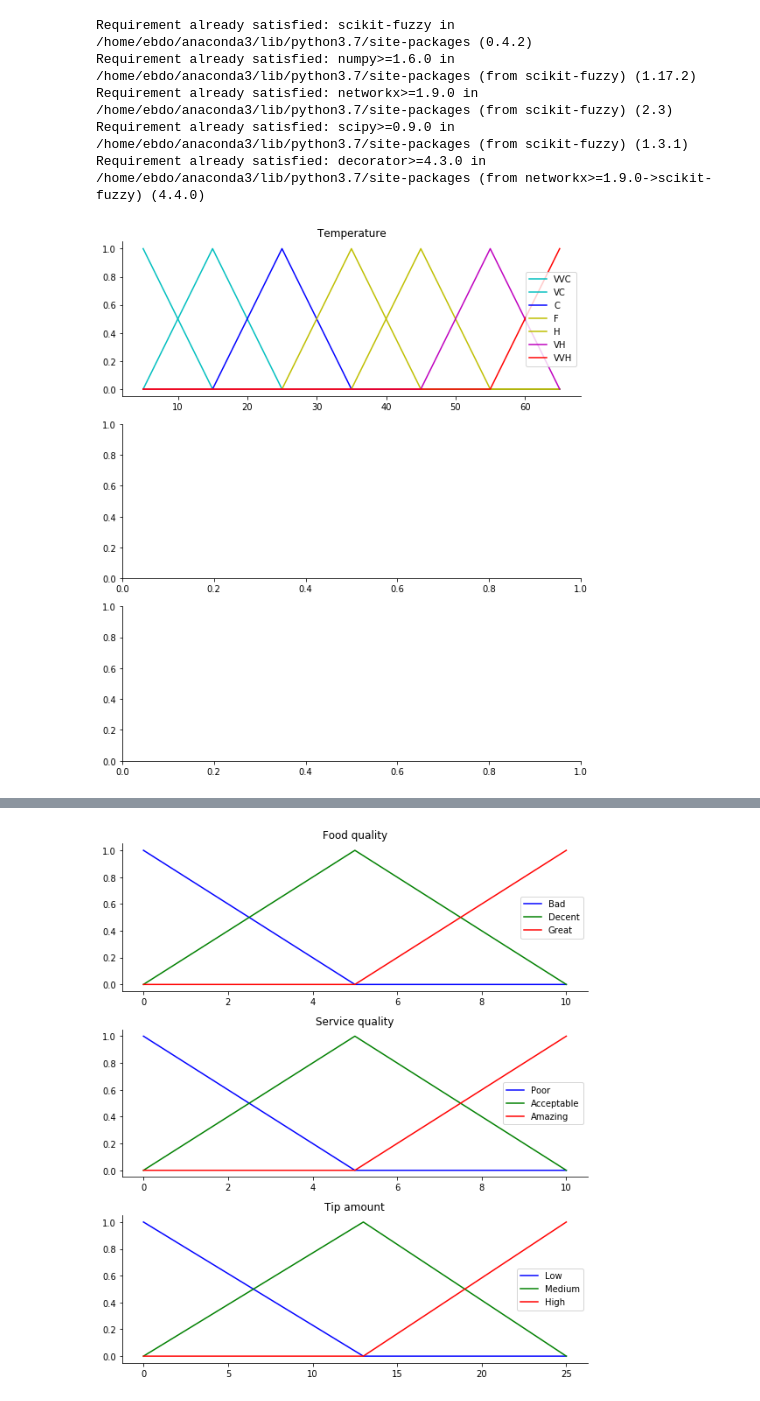
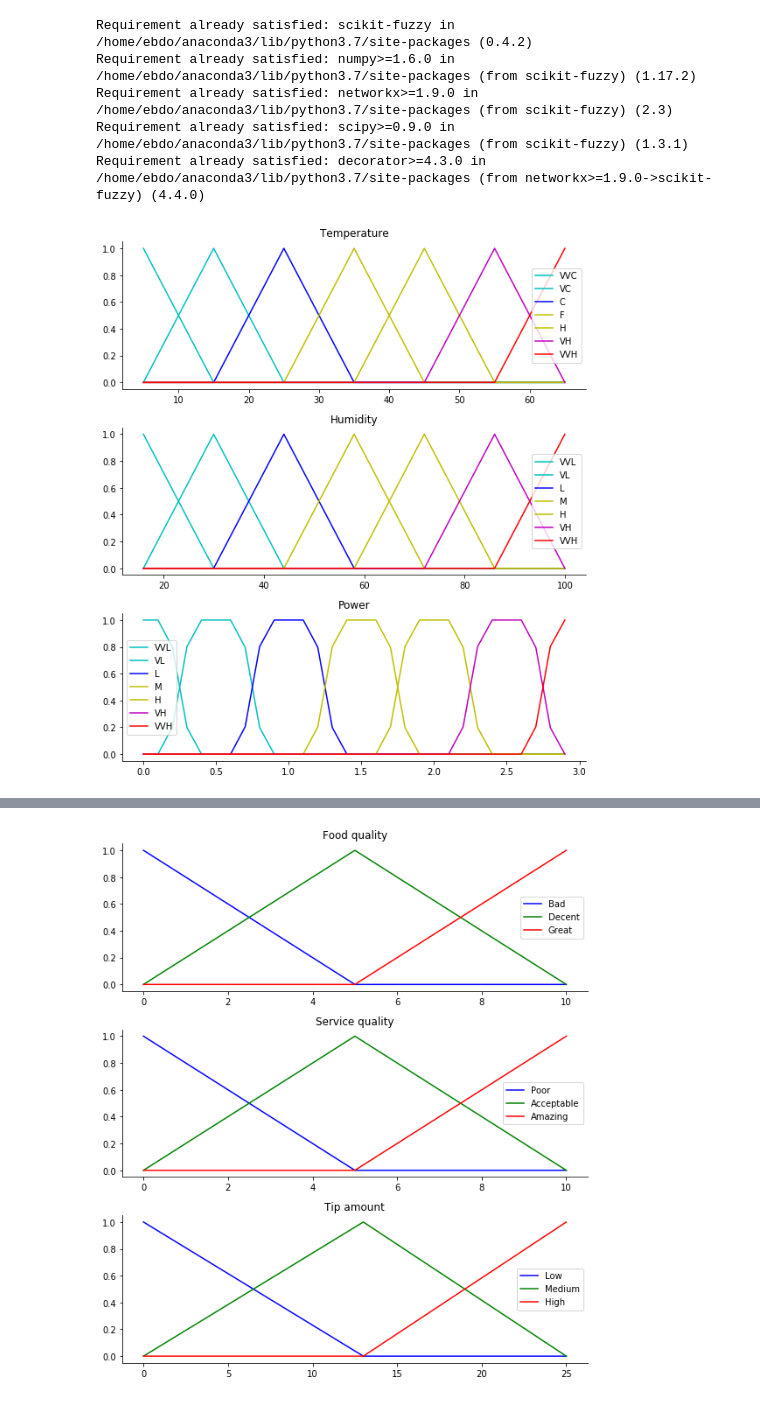
Before and after one commit to EDU-FRANCK-JUBIN/exos-systeme-expert-hebdox, a Jupyter notebook: Scikit-fuzzy.ipynb, the cells around one changed output, grey strips where cells are left out. Cells and saved outputs as stored; diff of their text form; code cells hidden in the pictures.

Commit message:
+ Heater exercice with visualisations

```diff
--- a/Scikit-fuzzy.ipynb
+++ b/Scikit-fuzzy.ipynb
@@ -24,41 +24,61 @@ H = fuzz.trimf(Temp_array, [35, 45, 55])
 VH = fuzz.trimf(Temp_array, [45, 55, 65])
 VVH = fuzz.trimf(Temp_array, [55, 65, 65])
 
-VVL = fuzz.trimf(hum_array, [16, 16, 30])
-VL = fuzz.trimf(hum_array, [16, 30, 44])
-L = fuzz.trimf(hum_array, [30, 44, 58])
-M = fuzz.trimf(hum_array, [44, 58, 72])
+VVL_H = fuzz.trimf(hum_array, [16, 16, 30])
+VL_H = fuzz.trimf(hum_array, [16, 30, 44])
+L_H = fuzz.trimf(hum_array, [30, 44, 58])
+M_H = fuzz.trimf(hum_array, [44, 58, 72])
 H_H = fuzz.trimf(hum_array, [58, 72, 86])
 VH_H = fuzz.trimf(hum_array, [72, 86, 100])
 VVH_H = fuzz.trimf(hum_array, [86, 100, 100])
 
 VVL_P = fuzz.trapmf(power_array, [0, 0, 0.166, 0.333])
 VL_P = fuzz.trapmf(power_array, [0.166, 0.333, 0.666, 0.833])
 L_P = fuzz.trapmf(power_array, [0.666, 0.833, 1.166, 1.333])
 M_P = fuzz.trapmf(power_array, [1.166, 1.333, 1.666, 1.833])
 H_P = fuzz.trapmf(power_array, [1.666, 1.833, 2.166, 2.333])
 VH_P = fuzz.trapmf(power_array, [2.166, 2.333, 2.666, 2.833])
 VVH_P = fuzz.trapmf(power_array, [2.666, 2.833, 3, 3]) # to check
 
 # dessin du tableau
 fig, (ax0, ax1, ax2) = plt.subplots(nrows=3, figsize=(8, 9))
 ax0.plot(Temp_array, VVC, 'c', linewidth=1.5, label='VVC')
 ax0.plot(Temp_array, VC, 'c', linewidth=1.5, label='VC')
 ax0.plot(Temp_array, C, 'b', linewidth=1.5, label='C')
 ax0.plot(Temp_array, F, 'y', linewidth=1.5, label='F')
 ax0.plot(Temp_array, H, 'y', linewidth=1.5, label='H')
 ax0.plot(Temp_array, VH, 'm', linewidth=1.5, label='VH')
 ax0.plot(Temp_array, VVH, 'r', linewidth=1.5, label='VVH')
 ax0.set_title('Temperature')
 ax0.legend()
 
+ax1.plot(hum_array, VVL_H, 'c', linewidth=1.5, label='VVL')
+ax1.plot(hum_array, VL_H, 'c', linewidth=1.5, label='VL')
+ax1.plot(hum_array, L_H, 'b', linewidth=1.5, label='L')
+ax1.plot(hum_array, M_H, 'y', linewidth=1.5, label='M')
+ax1.plot(hum_array, H_H, 'y', linewidth=1.5, label='H')
+ax1.plot(hum_array, VH_H, 'm', linewidth=1.5, label='VH')
+ax1.plot(hum_array, VVH_H, 'r', linewidth=1.5, label='VVH')
+ax1.set_title('Humidity')
+ax1.legend()
+
+ax2.plot(power_array, VVL_P, 'c', linewidth=1.5, label='VVL')
+ax2.plot(power_array, VL_P, 'c', linewidth=1.5, label='VL')
+ax2.plot(power_array, L_P, 'b', linewidth=1.5, label='L')
+ax2.plot(power_array, M_P, 'y', linewidth=1.5, label='M')
+ax2.plot(power_array, H_P, 'y', linewidth=1.5, label='H')
+ax2.plot(power_array, VH_P, 'm', linewidth=1.5, label='VH')
+ax2.plot(power_array, VVH_P, 'r', linewidth=1.5, label='VVH')
+ax2.set_title('Power')
+ax2.legend()
+
 
 # Turn off top/right axes
 for ax in (ax0, ax1, ax2):
     ax.spines['top'].set_visible(False)
     ax.spines['right'].set_visible(False)
     ax.get_xaxis().tick_bottom()
     ax.get_yaxis().tick_left()
 plt.tight_layout()
 # %% [output]
-[figure, old version]
+[figure, new version]
```
Also changed, not shown: parts of 2 cells of this notebook.
